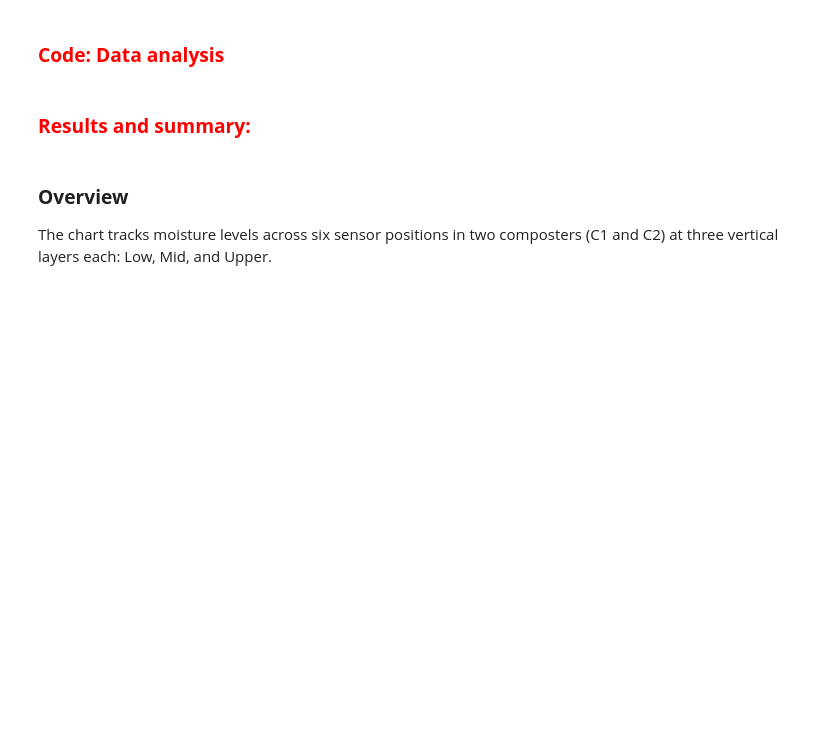
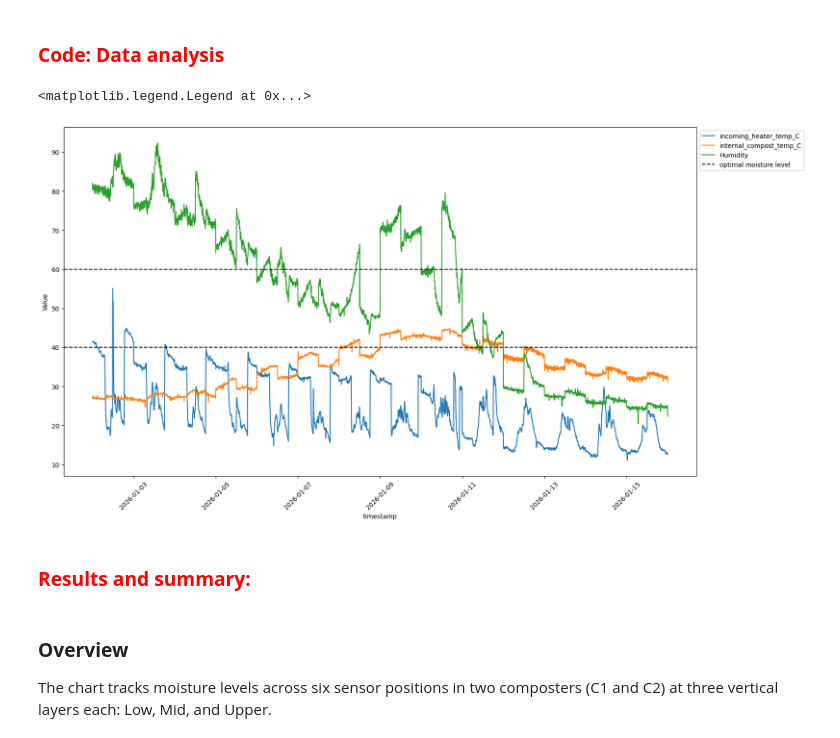
Before and after one commit to Compost-Coders/composting-coders, a Jupyter notebook: notebooks/jan_data_notebook/Dataset2_analysis.ipynb, the cells around one changed output. Cells and saved outputs as stored; diff of their text form; code cells hidden in the pictures; blank space fills up the shorter version.

```diff
--- a/notebooks/jan_data_notebook/Dataset2_analysis.ipynb
+++ b/notebooks/jan_data_notebook/Dataset2_analysis.ipynb
@@ -52,3 +53,25 @@ df.drop(columns=['Initial pH ', 'Initial carbon to nitrogen', 'pH', 'EC（ms/cm-
+# %%
+# Use the new total_hours column
+selected_columns = ['timestamp', 'incoming_heater_temp_C', 'internal_compost_temp_C', 'Humidity']
+
+# filter out the columns we want to see
+filtered_df = df[selected_columns]
+
+# Define start and end dates
+start_date = '2026-01-01'
+end_date   = '2026-01-16'
+
+# Filter the data
+filtered_df = filtered_df[(filtered_df['timestamp'] >= start_date) & (filtered_df['timestamp'] <= end_date)]
+
+# switch to long format with melt, easier to visualize with multiline plots
+# see the lecture example of ricebeefcoffee_revisited for another example!
+df_long = pd.melt(
+    filtered_df,
+    id_vars=["timestamp"],
+    var_name="Sensor",
+    value_name="Value"
+)
 # %%
 df
 # %% [output]
@@ -68,5 +91,17 @@ df
 # %% [markdown]
 <h3 style="color: red"><b>Code: Data analysis</b></h3>
+# %%
+ # increase the plot size, also place the legend outside the plot
+# also rotate x-labels 45 degrees for easier readability
+plt.figure(figsize=(18, 10))
+plot = sns.lineplot(data=df_long, x="timestamp", y="Value", hue="Sensor", errorbar=None)
+plt.xticks(rotation=45)
+plt.axhline(y=40, color='black', linestyle='--', label='optimal moisture level')
+plt.axhline(y=60, color='black', linestyle='--')
+plt.legend(loc='upper left', bbox_to_anchor=(1, 1))
+# %% [output]
+<matplotlib.legend.Legend at 0x...>
+[figure, added]
 # %% [markdown]
 <h3 style="color: red"><b>Results and summary:</b></h3>
 # %% [markdown]
```
Also changed, not shown: parts of 10 cells of this notebook, 2 other files.
